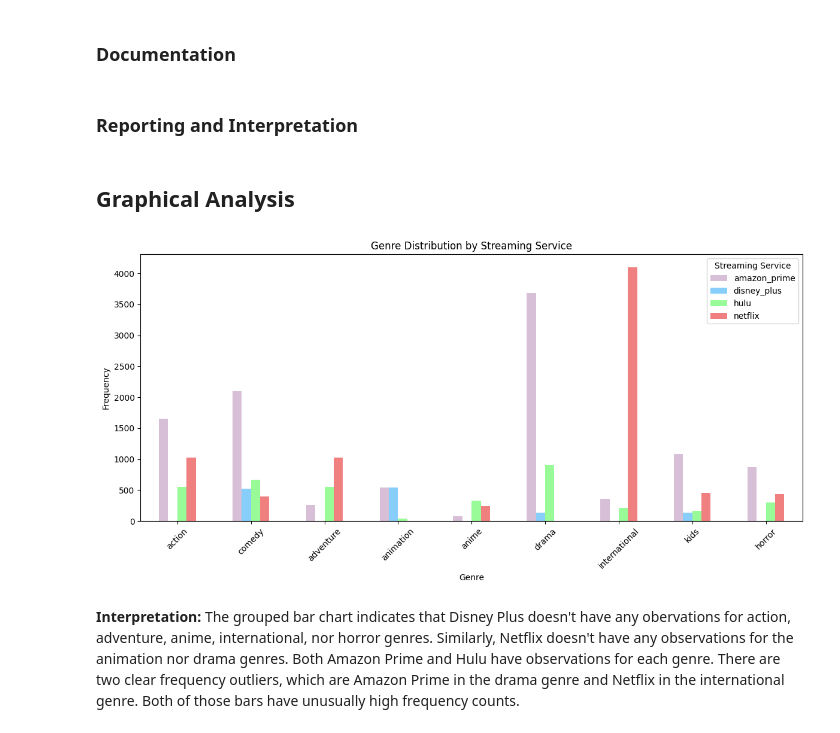
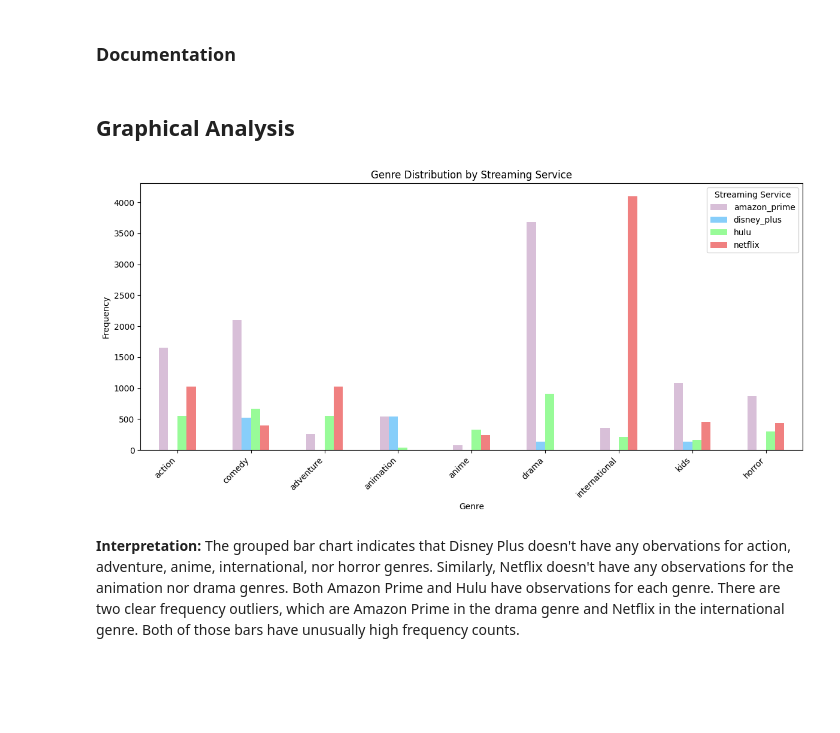
Before and after one commit to karisp94/si618_project, a Jupyter notebook: ProjectPart2.ipynb, the cells around one changed output. Cells and saved outputs as stored; diff of their text form; code cells hidden in the pictures; blank space fills up the shorter version.

```diff
--- a/ProjectPart2.ipynb
+++ b/ProjectPart2.ipynb
@@ -263,29 +259,27 @@ p < 0.05: Reject H₀. The methods produce different average scores.
 Movies in our dataset have a average release year of approximately 2009, while TV shows have a average release year of approximately 2015. This suggests that TV shows on streaming platforms tend to be more recent than movies, which may reflect the growing trend of original streaming TV series produced in recent years. This is also supported by the t-test where we get a p-value of roughly zero. This suggests that there is an association between the average release year of movies and the average release year of TV shows. However, since we have such a large dataset of 23,000+ observations, although we get that real associations exist, we need to be cautious and conduct more analysis before coming to any conclusions.
 # %% [markdown]
 ### **Documentation**
-# %% [markdown]
-### **Reporting and Interpretation**
 # %% [markdown]
 ## **Graphical Analysis**
 # %%
 genres = ['action', 'comedy', 'adventure', 'animation','anime', 'drama', 'international', 'kids', 'horror']
 
 #frequency of each genre for each streaming service
 genre_table = streaming_full.groupby("channel_streaming")[genres].sum()
 genre_df = pd.DataFrame(genre_table)
 genre_df = genre_df.T
 
 #create grouped bar chart of genre by streaming service
 genre_df.plot(kind="bar", figsize=(12, 6), color = ["thistle", "lightskyblue", "palegreen", "lightcoral"])
 plt.xlabel("Genre")
 plt.ylabel("Frequency")
 plt.title("Genre Distribution by Streaming Service")
 plt.legend(title="Streaming Service")
-plt.xticks(rotation=45)
+plt.xticks(rotation=45, ha="right")
 plt.tight_layout()
 plt.show()
 # %% [output]
-[figure, old version]
+[figure, new version]
 # %% [markdown]
 **Interpretation:** The grouped bar chart indicates that Disney Plus doesn't have any obervations for action, adventure, anime, international, nor horror genres. Similarly, Netflix doesn't have any observations for the animation nor drama genres. Both Amazon Prime and Hulu have observations for each genre. There are two clear frequency outliers, which are Amazon Prime in the drama genre and Netflix in the international genre. Both of those bars have unusually high frequency counts.
 # %%
```
Also changed, not shown: parts of 28 cells of this notebook.
